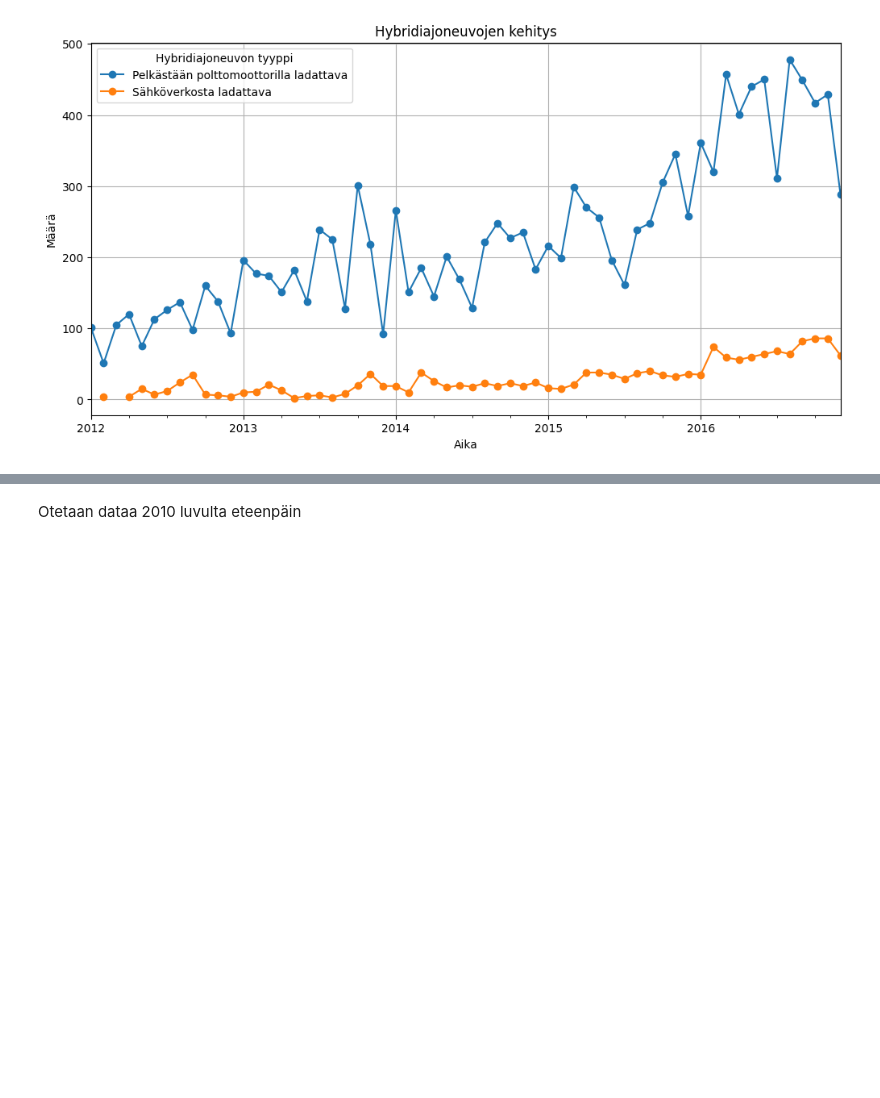
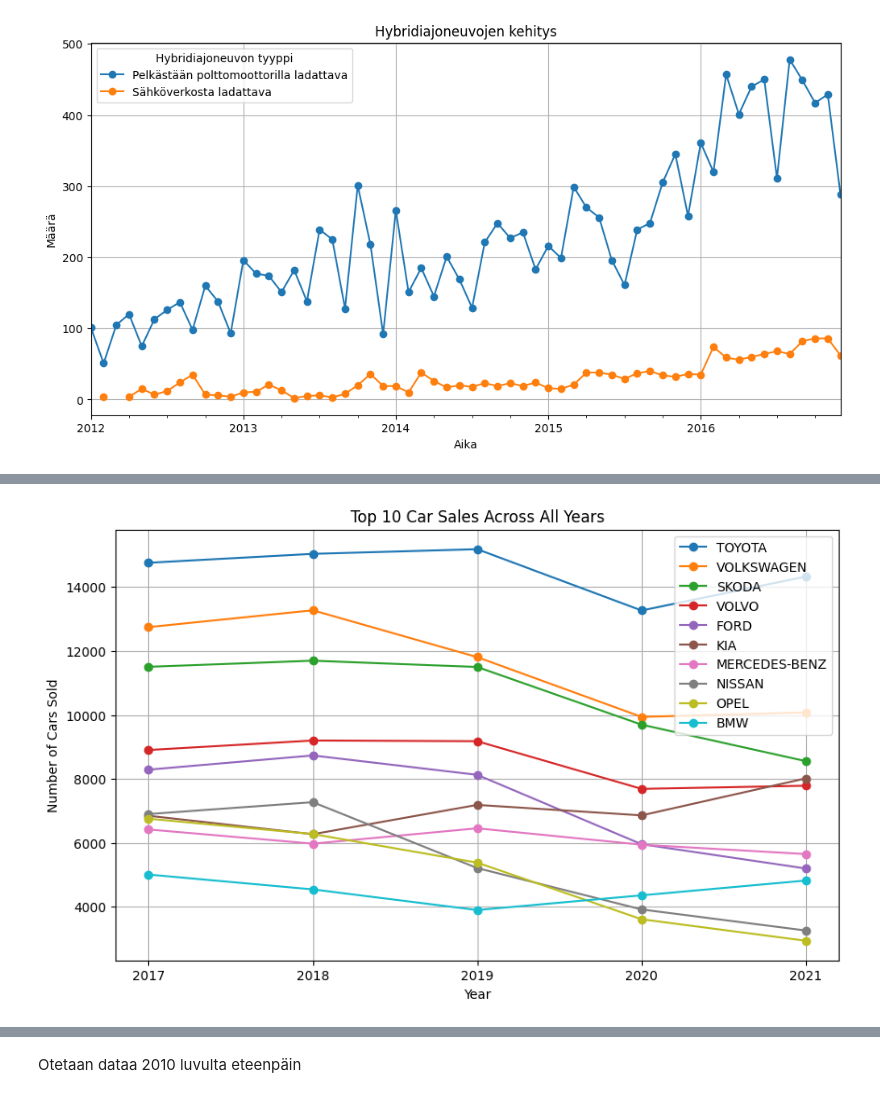
Before and after one commit to GouchinHub/TJTS4901, a Jupyter notebook: harjoitustyo.ipynb, the cells around one changed output, grey strips where cells are left out. Saved outputs shown, nothing was run; the diff lists cells and outputs as text; code cells hidden in the pictures; blank space fills up the shorter version.

```diff
--- a/harjoitustyo.ipynb
+++ b/harjoitustyo.ipynb
@@ -44,3 +88,5 @@ plt.grid(True)
 plt.show()
 # %% [output]
 [figure]
+# %%
+df = kk.ensirekisteroinnit_vuosittain(2022, 2017, 'merkki')
@@ -46,0 +104,23 @@ plt.show()
+# %%
+# Sum the sales across all years
+
+#df['Total'] = df[str(df.columns.values)].sum(axis=1)
+df['Total'] = df[df.columns[1:]].sum(axis=1)
+
+# Sort the DataFrame based on the total sales and select the top 10
+df_sorted = df.sort_values(by='Total', ascending=False).head(10)
+
+# Plotting the data
+plt.figure(figsize=(10, 6))
+
+for index, row in df_sorted.iterrows():
+    plt.plot(df.columns[1:-1], row[1:-1], marker='o', label=row['merkki'])
+
+plt.title('Top 10 Car Sales Across All Years')
+plt.xlabel('Year')
+plt.ylabel('Number of Cars Sold')
+plt.legend()
+plt.grid(True)
+plt.show()
+# %% [output]
+[figure, added]
```
Also changed, not shown: parts of 9 cells of this notebook, 2 other files.
